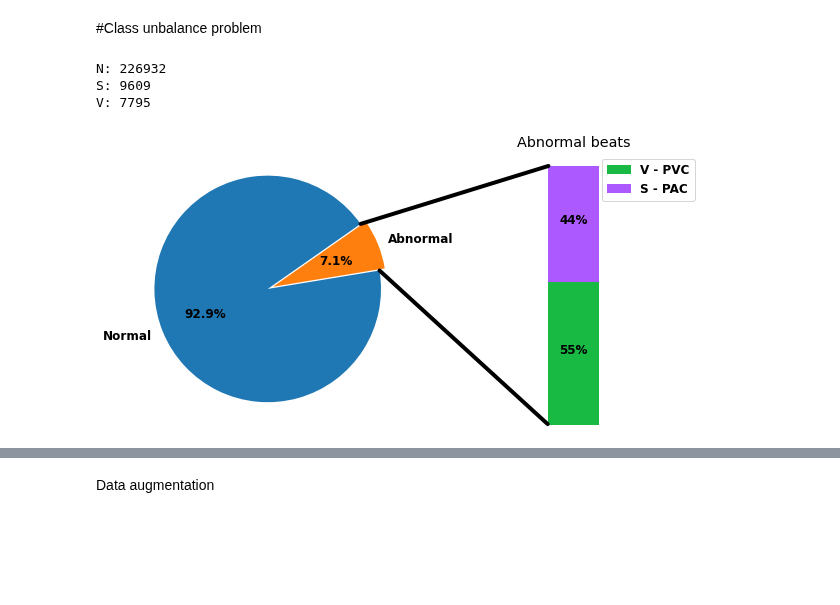
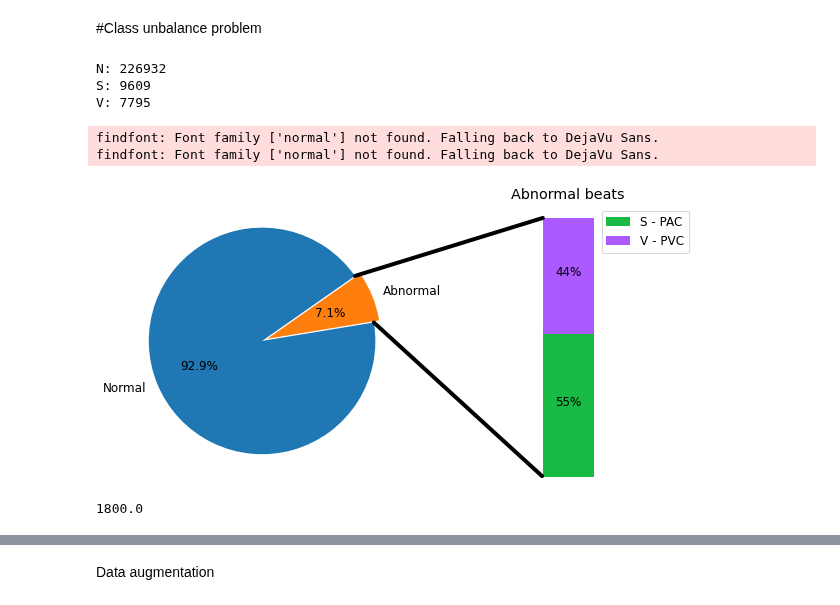
Before and after one commit to simonetome/Heartbeat-NSV-classification, a Jupyter notebook: DatasetAnalysis.ipynb, the cells around one changed output, grey strips where cells are left out. Saved outputs shown, nothing was run; the diff lists cells and outputs as text; code cells hidden in the pictures; blank space fills up the shorter version.

```diff
--- a/DatasetAnalysis.ipynb
+++ b/DatasetAnalysis.ipynb
@@ -40,7 +40,7 @@ np.random.seed(SEED)
 random.seed(SEED)
 os.environ['PYTHONHASHSEED'] = str(SEED)
 # %%
-COLAB = 1
+COLAB = 0
 
 if COLAB:
   from google.colab import drive
@@ -306,38 +320,50 @@ for j in range(len(ratios)):
              ha='center')
 
 ax2.set_title('Abnormal beats')
-ax2.legend(('V - PVC','S - PAC'))
+ax2.legend(('S - PAC','V - PVC'))
 ax2.axis('off')
 ax2.set_xlim(- 2.5 * width, 2.5 * width)
 
 # use ConnectionPatch to draw lines between the two plots
 # get the wedge data
 theta2, theta1 = ax1.patches[0].theta1, ax1.patches[0].theta2
 center, r = ax1.patches[0].center, ax1.patches[0].r
 bar_height = sum([item.get_height() for item in ax2.patches])
 
 # draw top connecting line
 x = r * np.cos(np.pi / 180 * theta2) + center[0]
 y = r * np.sin(np.pi / 180 * theta2) + center[1]
 con = ConnectionPatch(xyA=(-width / 2, bar_height), coordsA=ax2.transData,
                       xyB=(x, y), coordsB=ax1.transData)
 con.set_color([0, 0, 0])
 con.set_linewidth(4)
 ax2.add_artist(con)
 
 # draw bottom connecting line
 x = r * np.cos(np.pi / 180 * theta1) + center[0]
 y = r * np.sin(np.pi / 180 * theta1) + center[1]
 con = ConnectionPatch(xyA=(-width / 2, 0), coordsA=ax2.transData,
                       xyB=(x, y), coordsB=ax1.transData,shrinkA=1)
 con.set_color([0, 0, 0])
 ax2.add_artist(con)
 con.set_linewidth(4)
 
 fig.set_facecolor("white")
-plt.show()
+
+folder = "C://Users//simon//Desktop//figures"
+name = "unbalance.png"
+
+plt.savefig(os.path.join(folder,name), format='png',pad_inches=0.1,
+        facecolor='auto', edgecolor='auto',
+       )
 # %% [output]
 N: 226932
 S: 9609
 V: 7795
+findfont: Font family ['normal'] not found. Falling back to DejaVu Sans.
+findfont: Font family ['normal'] not found. Falling back to DejaVu Sans.
-[figure, old version]
+[figure, new version]
+# %%
+resampled_len / 250
+# %% [output]
+1800.0
```
Also changed, not shown: parts of 16 cells of this notebook.
